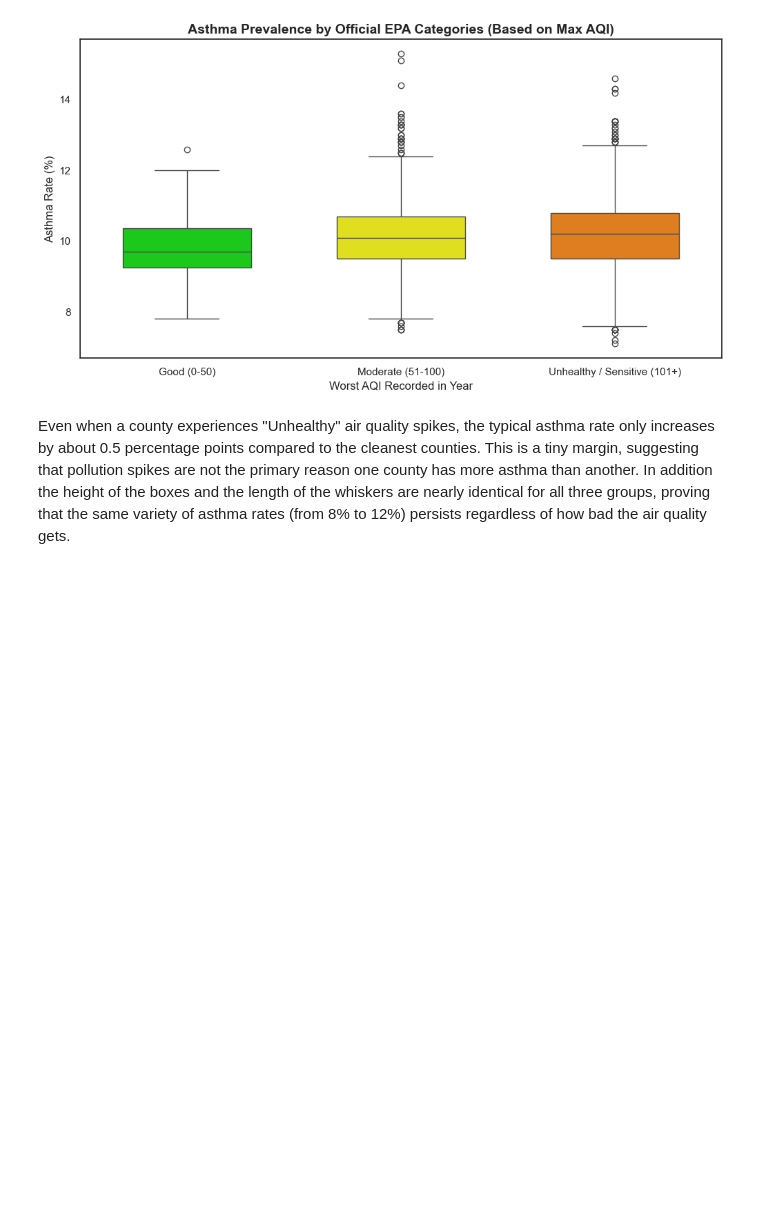
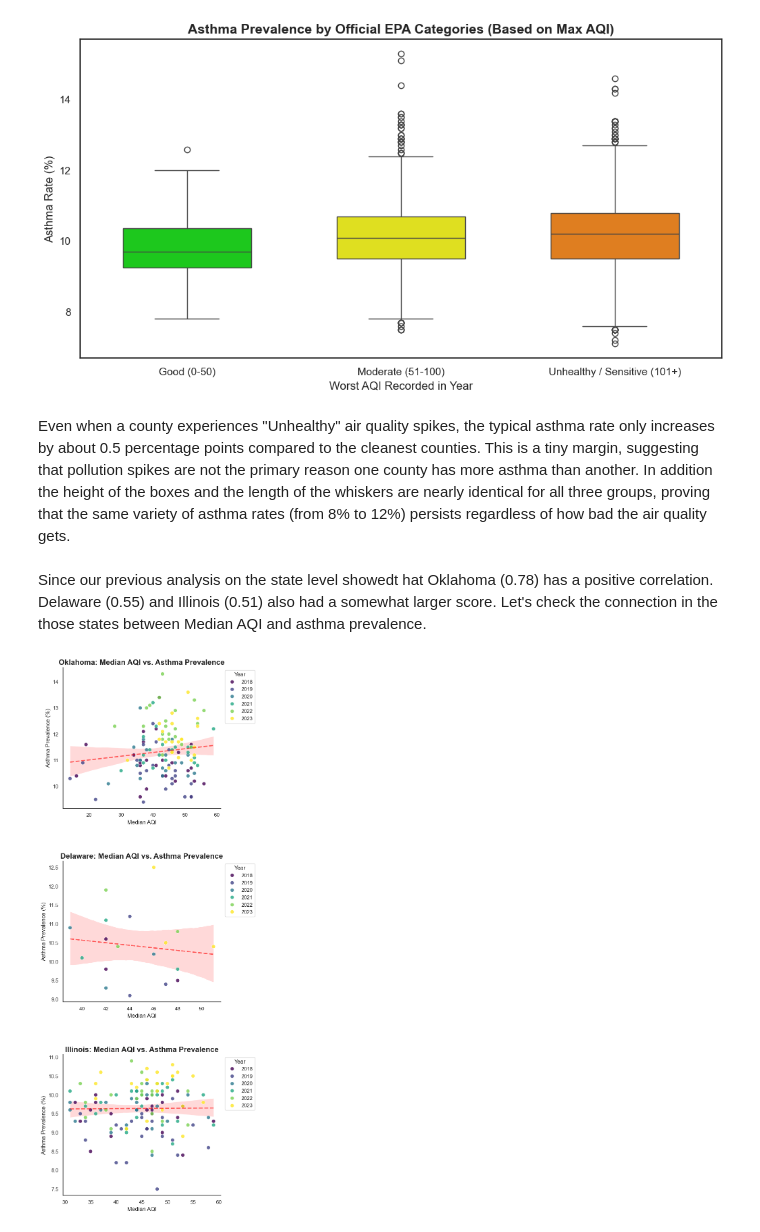
Before and after one commit to KalinaMarkova/data_science_course_project, a Jupyter notebook: The Impact of Air Pollution on Asthma A Regression Analysis.ipynb, the cells around one changed output. Drawn from its saved outputs; the diff is of its cells as text; code cells hidden in the pictures; blank space fills up the shorter version.

Commit message:
Completed EDA and regression analysis for County Pollution Vs County Asthma Prevalence

```diff
--- a/The Impact of Air Pollution on Asthma A Regression Analysis.ipynb
+++ b/The Impact of Air Pollution on Asthma A Regression Analysis.ipynb
@@ -1256,3 +1263,56 @@ Passing `palette` without assigning `hue` is deprecated and will be removed in v
 [figure]
 # %% [markdown]
 Even when a county experiences "Unhealthy" air quality spikes, the typical asthma rate only increases by about 0.5 percentage points compared to the cleanest counties. This is a tiny margin, suggesting that pollution spikes are not the primary reason one county has more asthma than another. In addition the height of the boxes and the length of the whiskers are nearly identical for all three groups, proving that the same variety of asthma rates (from 8% to 12%) persists regardless of how bad the air quality gets.
+# %% [markdown]
+Since our previous analysis on the state level showedt hat Oklahoma (0.78) has a positive correlation. Delaware (0.55) and Illinois (0.51) also had a somewhat larger score. Let's check the connection in the those states between Median AQI and asthma prevalence.
+# %%
+
+target_states = ['Oklahoma', 'Delaware', 'Illinois']
+state_subset = merged_county[merged_county['State'].isin(target_states)].copy()
+
+sns.set_theme(style = "white")
+
+fig, axes = plt.subplots(nrows = 3, ncols = 1, figsize = (8, 18))
+
+for i, state in enumerate(target_states):
+
+    data = state_subset[state_subset['State'] == state]
+
+    # Adding the trendline
+    sns.regplot(
+        data  =data,
+        x = "Median AQI",
+        y = "asthma",
+        scatter = False,
+        color = 'red',
+        line_kws = {"linestyle": "--", "alpha": 0.6},
+        ax = axes[i]
+    )
+
+    # Adding scatter points
+    sns.scatterplot(
+        data = data,
+        x = "Median AQI",
+        y = "asthma",
+        hue = "Year",
+        palette = "viridis",
+        alpha = 0.8,
+        s = 60,
+        ax = axes[i]
+    )
+
+    axes[i].set_title(f"{state}: Median AQI vs. Asthma Prevalence", fontsize = 16, fontweight = 'bold')
+    axes[i].set_xlabel("Median AQI", fontsize = 12)
+    axes[i].set_ylabel("Asthma Prevalence (%)", fontsize = 12)
+
+
+    axes[i].grid(False)
+    sns.despine(ax=axes[i])
+
+    # E. Placing the legend
+    axes[i].legend(title = "Year", bbox_to_anchor = (1.01, 1), loc = 'upper left')
+
+plt.tight_layout(pad = 5.0)
+plt.show()
+# %% [output]
+[figure, added]
```
Also changed, not shown: parts of 16 cells of this notebook, 1 other file.
